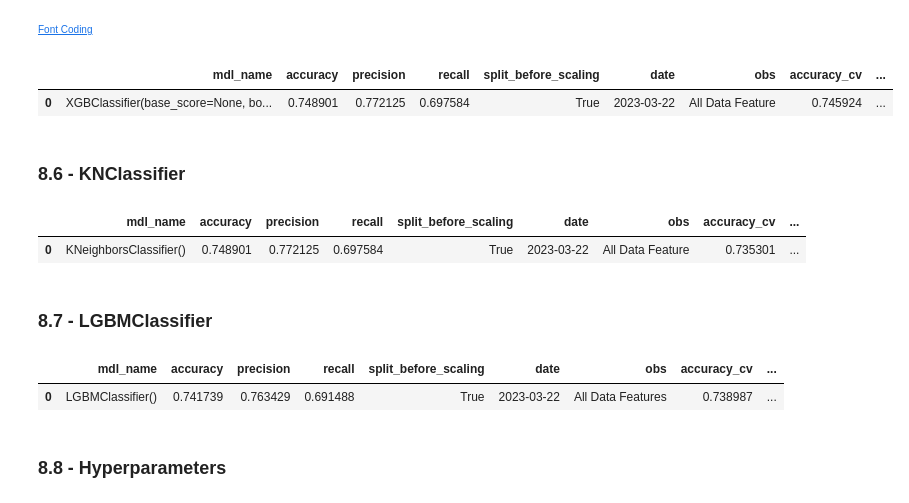
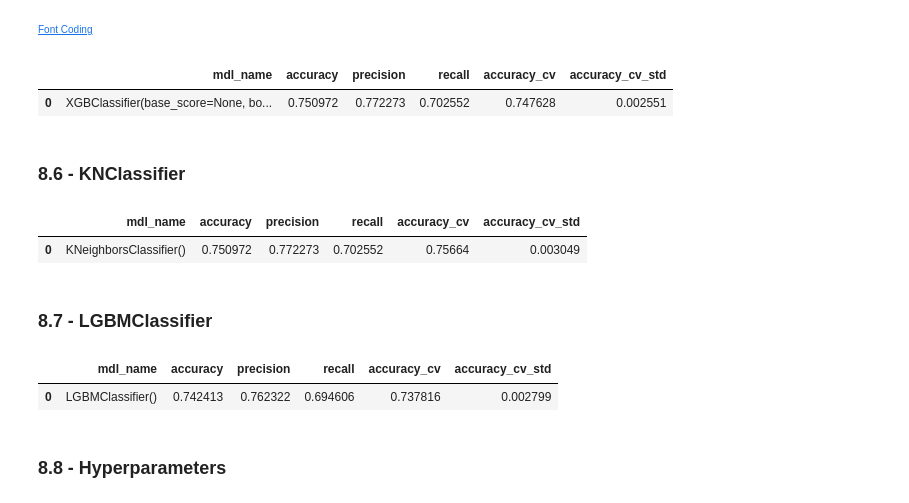
Before and after one commit to alessandra-barbosa/cardio_catch_disease, a Jupyter notebook: AB_cardio_catch_diseases_0.ipynb, the cells around one changed output. Cells and saved outputs as stored; diff of their text form; code cells hidden in the pictures.

```diff
--- a/AB_cardio_catch_diseases_0.ipynb
+++ b/AB_cardio_catch_diseases_0.ipynb
@@ -788,7 +752,3 @@ x_train, x_valid, y_train, y_valid = train_test_split(X, y, test_size=0.2, rando
-# %%
-df3 = pd.concat([x_train, y_train], axis=1)
-x_test = x_valid
-y_test = y_valid
 # %% [markdown]
 ### 6.2 - Normalization
 # %% [markdown]
@@ -961,18 +901,18 @@ df3_score_lr
 # %%
 mdl = XGBClassifier().fit(x_train, y_train)
 mdl_name = mdl.__repr__()
 y_hat = mdl.predict(x_valid)
 
 cv = RepeatedStratifiedKFold(n_splits=10, n_repeats=3, random_state=1)
 n_scores = cross_val_score(mdl, x_train, y_train, scoring='accuracy', cv=cv, n_jobs=-1)
 
-df3_score_xgbc = metrics_score(y_valid, y_hat, mdl_name, True, 'All Data Feature')
+df3_score_xgbc = metrics_score(y_valid, y_hat, mdl_name)
 df3_score_xgbc['accuracy_cv'] = mean(n_scores)
 df3_score_xgbc['accuracy_cv_std'] = std(n_scores)
 df3_score_xgbc
 # %% [output]
-|  | mdl_name | accuracy | precision | recall | split_before_scaling | date | obs | accuracy_cv | ... |
-| 0 | XGBClassifier(base_score=None, bo... | 0.748901 | 0.772125 | 0.697584 | True | 2023-03-22 | All Data Feature | 0.745924 | ... |
+|  | mdl_name | accuracy | precision | recall | accuracy_cv | accuracy_cv_std |
+| 0 | XGBClassifier(base_score=None, bo... | 0.750972 | 0.772273 | 0.702552 | 0.747628 | 0.002551 |
 # %% [markdown]
 ### 8.6 - KNClassifier
 # %%
@@ -983,13 +923,13 @@ yhat = mdl.predict(x_valid)
 cv = RepeatedStratifiedKFold(n_splits=10, n_repeats=3, random_state=1)
 n_scores = cross_val_score(mdl, x_train, y_train, scoring='accuracy', cv=cv, n_jobs=-1)
 
-df3_score_knc = metrics_score(y_valid, y_hat, mdl_name, True, 'All Data Feature')
+df3_score_knc = metrics_score(y_valid, y_hat, mdl_name)
 df3_score_knc['accuracy_cv'] = mean(n_scores)
 df3_score_knc['accuracy_cv_std'] = std(n_scores)
 df3_score_knc
 # %% [output]
-|  | mdl_name | accuracy | precision | recall | split_before_scaling | date | obs | accuracy_cv | ... |
-| 0 | KNeighborsClassifier() | 0.748901 | 0.772125 | 0.697584 | True | 2023-03-22 | All Data Feature | 0.735301 | ... |
+|  | mdl_name | accuracy | precision | recall | accuracy_cv | accuracy_cv_std |
+| 0 | KNeighborsClassifier() | 0.750972 | 0.772273 | 0.702552 | 0.75664 | 0.003049 |
 # %% [markdown]
 ### 8.7 - LGBMClassifier
 # %%
@@ -1000,13 +940,13 @@ y_hat = mdl.predict(x_valid)
 cv = RepeatedStratifiedKFold(n_splits=10, n_repeats=3, random_state=1)
 n_scores = cross_val_score(mdl, x_train, y_train, scoring='accuracy', cv=cv, n_jobs=-1)
 
-df3_score_lgbmc = metrics_score(y_valid, y_hat, mdl_name, True, 'All Data Features')
+df3_score_lgbmc = metrics_score(y_valid, y_hat, mdl_name)
 df3_score_lgbmc['accuracy_cv'] = mean(n_scores)
 df3_score_lgbmc['accuracy_cv_std'] = std(n_scores)
 df3_score_lgbmc
 # %% [output]
-|  | mdl_name | accuracy | precision | recall | split_before_scaling | date | obs | accuracy_cv | ... |
-| 0 | LGBMClassifier() | 0.741739 | 0.763429 | 0.691488 | True | 2023-03-22 | All Data Features | 0.738987 | ... |
+|  | mdl_name | accuracy | precision | recall | accuracy_cv | accuracy_cv_std |
+| 0 | LGBMClassifier() | 0.742413 | 0.762322 | 0.694606 | 0.737816 | 0.002799 |
 # %% [markdown]
 ### 8.8 - Hyperparameters
 # %%
```
Also changed, not shown: parts of 53 cells of this notebook.
